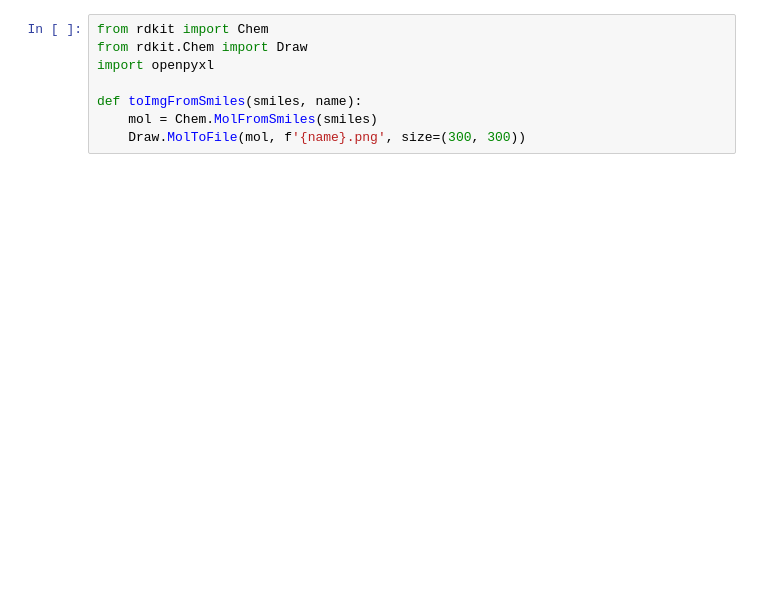
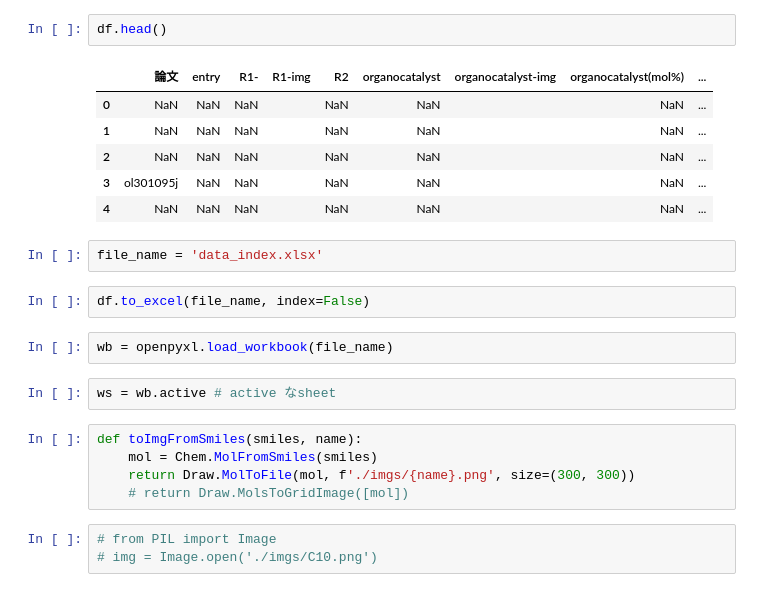
Before and after one commit to wwwyo/lab, a Jupyter notebook: toExcel.ipynb, the cells around one changed output. Cells and saved outputs as stored; diff of their text form; blank space fills up the shorter version.

```diff
--- a/toExcel.ipynb
+++ b/toExcel.ipynb
@@ -17,11 +20,28 @@ display(df)
+# %%
+df.head()
+# %% [output]
+|  | 論文 | entry | R1- | R1-img | R2 | organocatalyst | organocatalyst-img | organocatalyst(mol%) | ... |
+| 0 | NaN | NaN | NaN |  | NaN | NaN |  | NaN | ... |
+| 1 | NaN | NaN | NaN |  | NaN | NaN |  | NaN | ... |
+| 2 | NaN | NaN | NaN |  | NaN | NaN |  | NaN | ... |
+| 3 | ol301095j | NaN | NaN |  | NaN | NaN |  | NaN | ... |
+| 4 | NaN | NaN | NaN |  | NaN | NaN |  | NaN | ... |
+# %%
+file_name = 'data_index.xlsx'
+# %%
+df.to_excel(file_name, index=False)
+# %%
+wb = openpyxl.load_workbook(file_name)
+# %%
+ws = wb.active # active なsheet
 # %%
-from rdkit import Chem
-from rdkit.Chem import Draw
-import openpyxl
-
 def toImgFromSmiles(smiles, name):
     mol = Chem.MolFromSmiles(smiles)
-    Draw.MolToFile(mol, f'{name}.png', size=(300, 300))
+    return Draw.MolToFile(mol, f'./imgs/{name}.png', size=(300, 300))
+    # return Draw.MolsToGridImage([mol])
+# %%
+# from PIL import Image
+# img = Image.open('./imgs/C10.png')
 # %%
 from openpyxl.drawing.image import Image as XLImage
 
```
Also changed, not shown: parts of 12 cells of this notebook.
